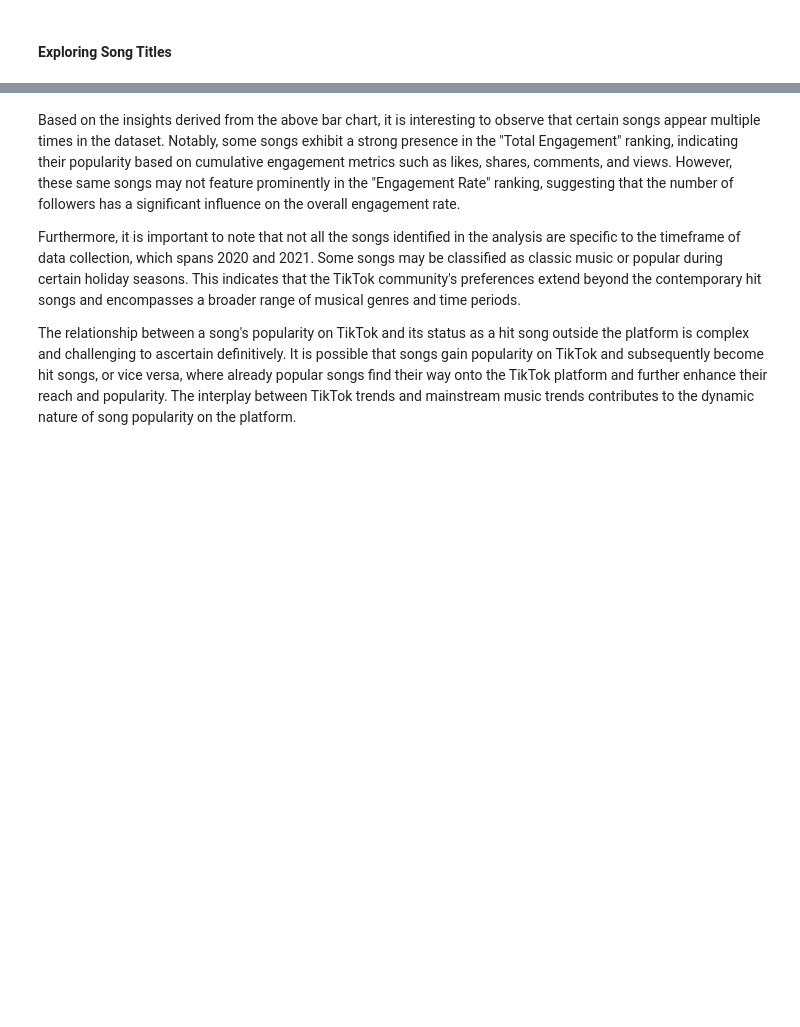
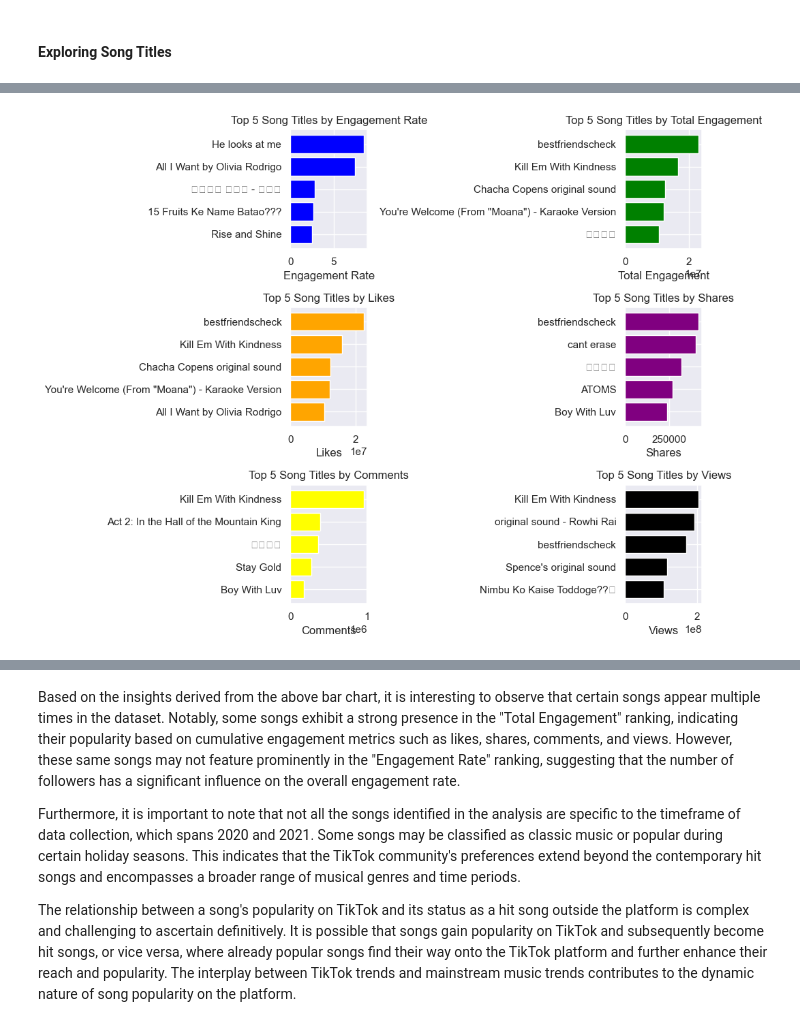
Before and after one commit to tianlan8/TikTok_Engagement_Rate_Analysis_Prediction, a Jupyter notebook: Notebooks/Tian Lan_Capstone project_2 (EDA).ipynb, the cells around one changed output, grey strips where cells are left out. Saved outputs shown, nothing was run; the diff lists cells and outputs as text; code cells hidden in the pictures; blank space fills up the shorter version.

```diff
--- a/Notebooks/Tian Lan_Capstone project_2 (EDA).ipynb
+++ b/Notebooks/Tian Lan_Capstone project_2 (EDA).ipynb
@@ -105,23 +257 @@ clean_df.info()
-# %%
-engagement_features = ['Engagement Rate', 'Total Engagement', 'Likes', 'Shares', 'Comments', 'Views']
-colors = ['blue', 'green', 'orange', 'purple', 'yellow', 'black']
-
-fig, axes = plt.subplots(nrows=3, ncols=2, figsize=(10,8))
-fig.subplots_adjust(hspace=0.4)
-
-for i, feature in enumerate(engagement_features):
-
-    top_songs = clean_df.nlargest(5, feature)[['Song Title', feature]]
-    top_songs = top_songs.sort_values(feature, ascending=True)
-
-    row = i // 2
-    col = i % 2
-
-    axes[row, col].barh(top_songs['Song Title'], top_songs[feature], color=colors[i])
-    axes[row, col].set_xlabel(feature)
-    #axes[row, col].set_ylabel('Song Title')
-    axes[row, col].set_title(f'Top 5 Song Titles by {feature}')
-
-plt.tight_layout()
-plt.show()
 # %% [markdown]
@@ -133,24 +281,24 @@ song_df.info()
 # %%
-# re-do the visulization
-
 engagement_features = ['Engagement Rate', 'Total Engagement', 'Likes', 'Shares', 'Comments', 'Views']
 colors = ['blue', 'green', 'orange', 'purple', 'yellow', 'black']
 
 fig, axes = plt.subplots(nrows=3, ncols=2, figsize=(10,8))
 fig.subplots_adjust(hspace=0.4)
 
 for i, feature in enumerate(engagement_features):
 
-    top_songs = song_df.nlargest(5, feature)[['Song Title', feature]]
-    top_songs = top_songs.sort_values(feature, ascending=True)
+    song_group = song_df.groupby('Song Title')[feature].mean()
+    top_songs = song_group.nlargest(5).sort_values()
 
     row = i // 2
     col = i % 2
 
-    axes[row, col].barh(top_songs['Song Title'], top_songs[feature], color=colors[i])
+    axes[row, col].barh(top_songs.index, top_songs.values, color=colors[i])
     axes[row, col].set_xlabel(feature)
     #axes[row, col].set_ylabel('Song Title')
     axes[row, col].set_title(f'Top 5 Song Titles by {feature}')
 
 plt.tight_layout()
 plt.show()
+# %% [output]
+[figure, added]
```
Also changed, not shown: parts of 37 cells of this notebook, 2 other files.
